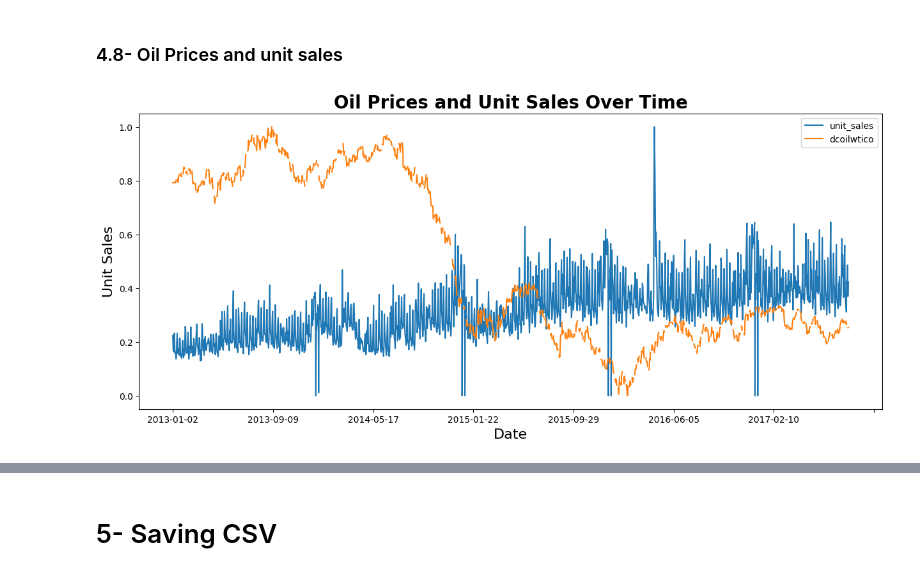
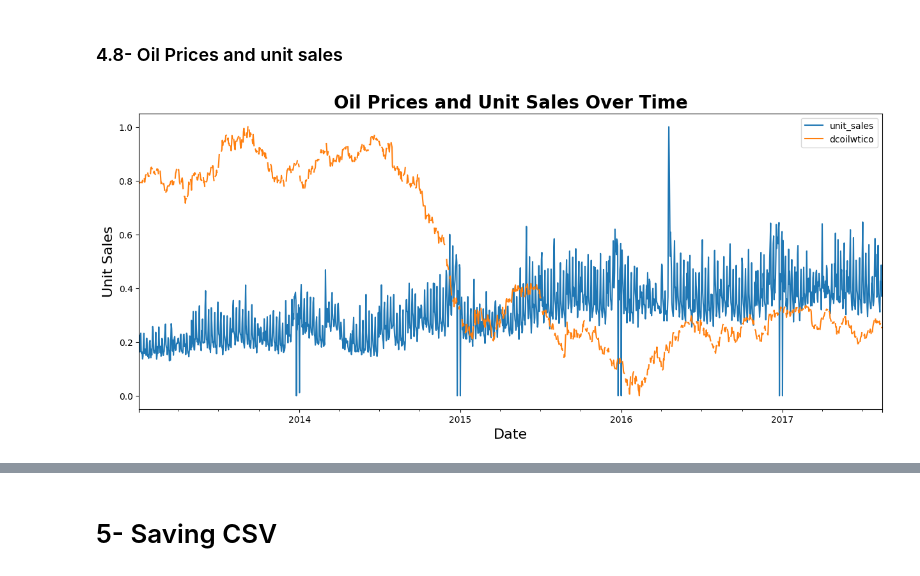
Before and after one commit to NuzhatJabeen19/retail_demand_forecast, a Jupyter notebook: Notebooks/4_Time_series_project_EDA .ipynb, the cells around one changed output, grey strips where cells are left out. Cells and saved outputs as stored; diff of their text form; code cells hidden in the pictures.

```diff
--- a/Notebooks/4_Time_series_project_EDA .ipynb
+++ b/Notebooks/4_Time_series_project_EDA .ipynb
@@ -31,12 +14,16 @@ df_train_Guayas = pd.read_csv('/content/drive/MyDrive/Projects/Timeseries_projec
+# %%
+# relative path to the csv file using the current working directory in Jupyter´
+current_dir = os.getcwd()
+# Adjust this path as needed to point to the parent directory
+current_dir = os.path.dirname(current_dir)
 # %%
-# Read data locally
-file_path = '/Users/D065623/Documents/Amna/Time_series_project/Data/'
-
-df_stores = pd.read_csv(file_path + 'stores.csv')
-df_items = pd.read_csv(file_path + 'items.csv')
-df_holidays_event = pd.read_csv(file_path + 'holidays_events.csv')
-df_oil = pd.read_csv(file_path + 'oil.csv')
-df_train_Guayas = pd.read_csv(file_path + 'train_Guayas_preprocessed.csv')
+# Load the datasets using relative paths
+df_stores = pd.read_csv(os.path.join(current_dir, 'Data_kaggel_&_Guayas/stores.csv'))
+df_items = pd.read_csv(os.path.join(current_dir, 'Data_kaggel_&_Guayas/items.csv'))
+df_holidays_event = pd.read_csv(os.path.join(current_dir, 'Data_kaggel_&_Guayas/holidays_events.csv'))
+df_oil = pd.read_csv(os.path.join(current_dir, 'Data_kaggel_&_Guayas/oil.csv'))
+df_transactions = pd.read_csv(os.path.join(current_dir, 'Data_kaggel_&_Guayas/transactions.csv'))
+df_train_Guayas = pd.read_csv(os.path.join(current_dir, 'Data_kaggel_&_Guayas/train_Guayas_preprocessed.csv'))
 # %%
 df_train = df_train_Guayas.copy()
 df_train.shape
@@ -137,6 +117,3 @@ File saved to /content/drive/MyDrive/Projects/Timeseries_project/data/inter.csv
-# %%
-#read csv
-df_train = pd.read_csv('/content/drive/MyDrive/Projects/Timeseries_project/data/inter.csv')
 # %% [markdown]
 # 4- Exploratory Data Analysis
 # %% [markdown]
@@ -397,29 +374,30 @@ plt.show()
 ### 4.8- Oil Prices and unit sales
 # %%
 df_oil.head()
+df_oil['date'] = pd.to_datetime(df_oil['date'])
 join_oil_sales = df_train.merge(df_oil, on='date', how='left')
 
 # group dcoilwtico over time
 oil_over_time = join_oil_sales.groupby('date').agg({'unit_sales': 'mean', 'dcoilwtico': 'mean'})
 
 #descaled dcoilwtico to compare with unitsales
 oil_over_time['dcoilwtico'] = (oil_over_time['dcoilwtico'] - oil_over_time['dcoilwtico'].min()) / (oil_over_time['dcoilwtico'].max() - oil_over_time['dcoilwtico'].min())
 
 # descaled unit sales
 oil_over_time['unit_sales'] = (oil_over_time['unit_sales'] - oil_over_time['unit_sales'].min()) / (oil_over_time['unit_sales'].max() - oil_over_time['unit_sales'].min())
 
 
 
 #plot Oil prices and unit sales over time
 plt.figure(figsize=(15,6))
 oil_over_time.plot(kind='line', ax=plt.gca())
 plt.title('Oil Prices and Unit Sales Over Time', fontsize=20, fontweight='bold')
 plt.ylabel('Unit Sales', fontsize=16)
 plt.xlabel('Date', fontsize=16)
 plt.show()
 
 #Find Correlation dcoilwtico and unit sales
 correlation = join_oil_sales['dcoilwtico'].corr(join_oil_sales['unit_sales'])
 print(f"Correlation between dcoilwtico and unit_sales: {correlation}")
 # %% [output]
-[figure, old version]
+[figure, new version]
```
Also changed, not shown: parts of 13 cells of this notebook.
